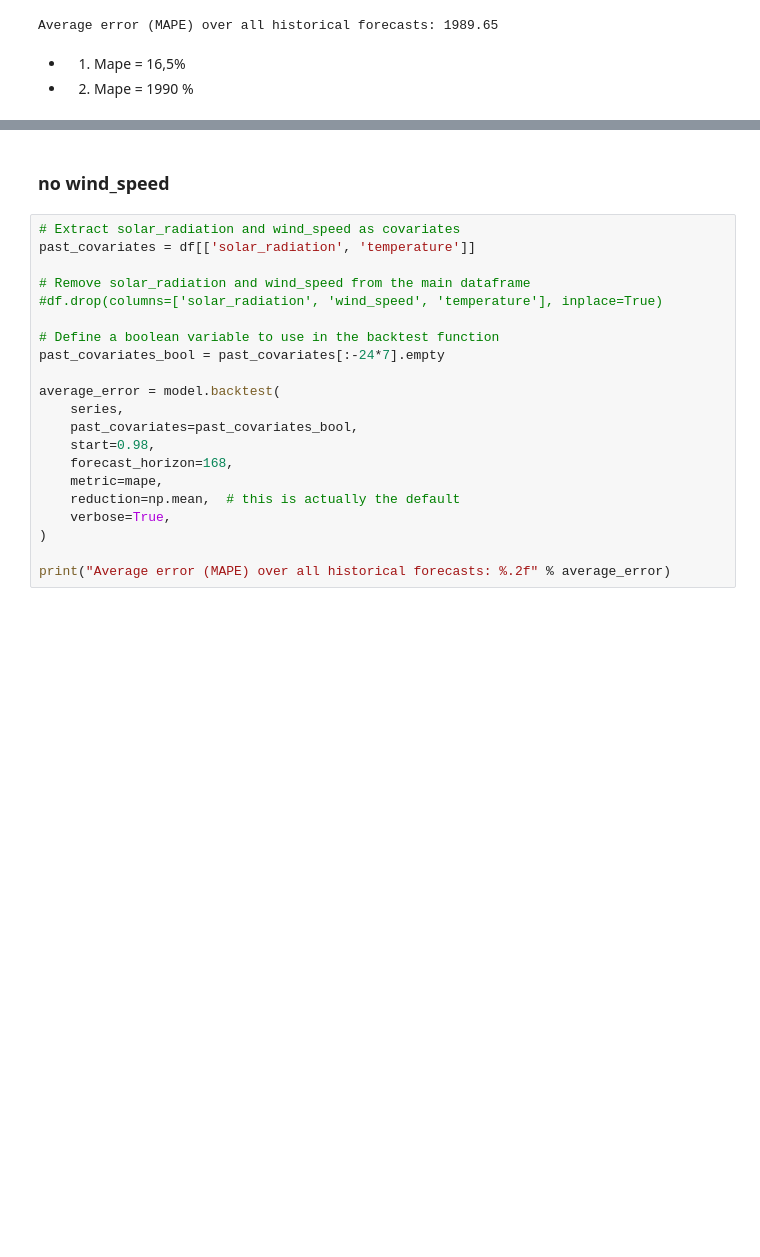
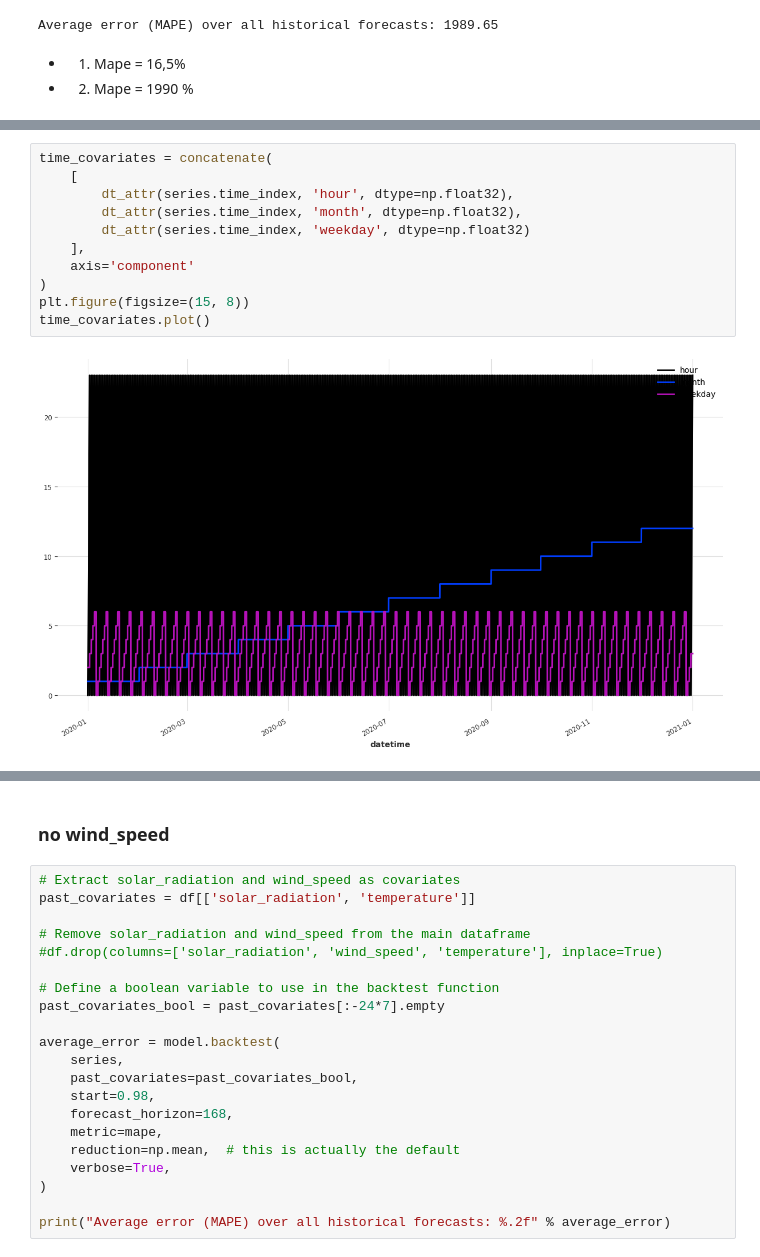
Before and after one commit to M-123-456/team-6-energy-costs, a Jupyter notebook: correlationBekki.ipynb, the cells around one changed output, grey strips where cells are left out. Drawn from its saved outputs; the diff is of its cells as text; blank space fills up the shorter version.

```diff
--- a/correlationBekki.ipynb
+++ b/correlationBekki.ipynb
@@ -1010,0 +1009,13 @@ Average error (MAPE) over all historical forecasts: 1989.65
+# %%
+time_covariates = concatenate(
+    [
+        dt_attr(series.time_index, 'hour', dtype=np.float32),
+        dt_attr(series.time_index, 'month', dtype=np.float32),
+        dt_attr(series.time_index, 'weekday', dtype=np.float32)
+    ],
+    axis='component'
+)
+plt.figure(figsize=(15, 8))
+time_covariates.plot()
+# %% [output]
+[figure, added]
```
Also changed, not shown: parts of 13 cells of this notebook.
